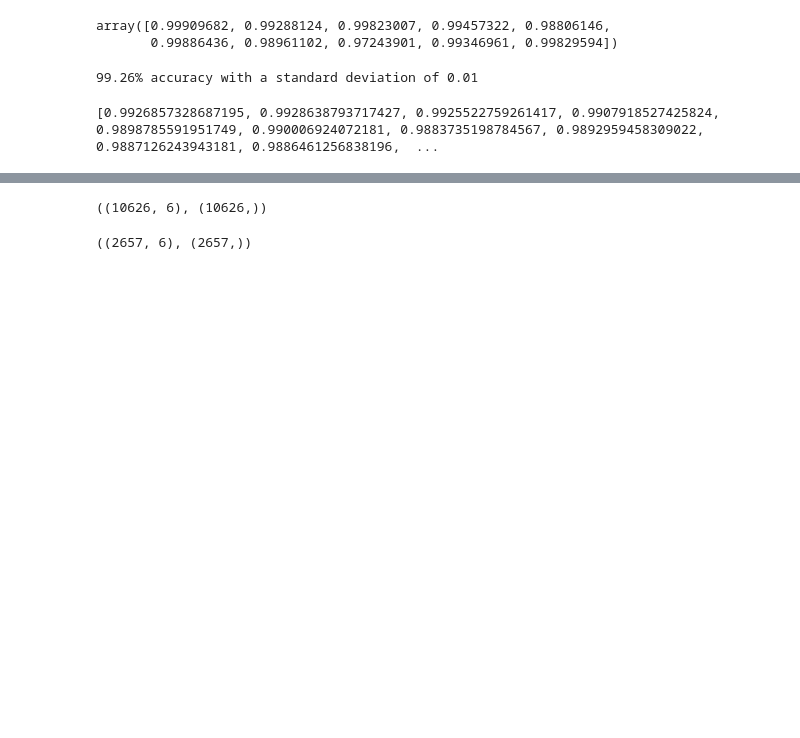
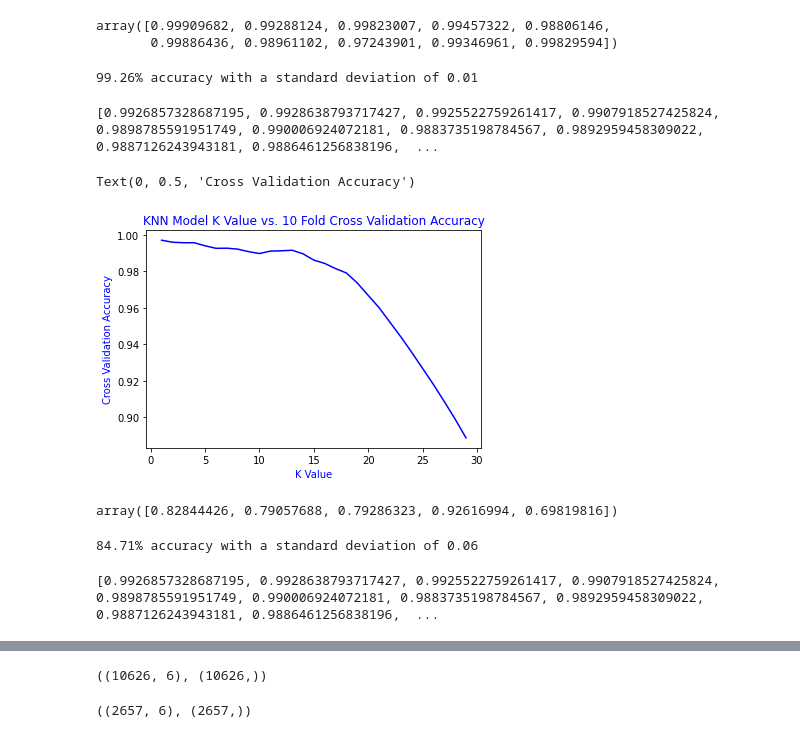
Before and after one commit to Kate5-7-2021/INFO-5502-SU2021, a Jupyter notebook: INFO_5502_Assign8_Develope_Data_Analysis_Project.ipynb, the cells around one changed output, grey strips where cells are left out. Drawn from its saved outputs; the diff is of its cells as text; code cells hidden in the pictures; blank space fills up the shorter version.

```diff
--- a/INFO_5502_Assign8_Develope_Data_Analysis_Project.ipynb
+++ b/INFO_5502_Assign8_Develope_Data_Analysis_Project.ipynb
@@ -375,3 +366,33 @@ for k in k_cv_num:
 print(k_cv_score)
 # %% [output]
 [0.9926857328687195, 0.9928638793717427, 0.9925522759261417, 0.9907918527425824, 0.9898785591951749, 0.990006924072181, 0.9883735198784567, 0.9892959458309022, 0.9887126243943181, 0.9886461256838196,  ...
+# %%
+#draw the graph of accuracy for k range from the cross validation
+plt.plot(k_cv_num,k_cv_score,color='b')
+plt.title('KNN Model K Value vs. 10 Fold Cross Validation Accuracy',color='b')
+plt.xlabel('K Value',color='b')
+plt.ylabel('Cross Validation Accuracy',color='b')
+# %% [output]
+Text(0, 0.5, 'Cross Validation Accuracy')
+[figure, added]
+# %%
+#apply cross validation
+knn5_cross_test_scores=cross_val_score(knn,x_test,y_test,cv=5)
+knn5_cross_test_scores
+# %% [output]
+array([0.82844426, 0.79057688, 0.79286323, 0.92616994, 0.69819816])
+# %%
+#get the overall accuracy of the cross validation
+print("%0.2f%% accuracy with a standard deviation of %0.2f" % (knn5_cross_test_scores.mean()*100, knn5_cross_test_scores.std()))
+# %% [output]
+84.71% accuracy with a standard deviation of 0.06
+# %%
+k_cv_score=[]             #call the k range in cross validation to find the optimal k value
+k_cv_num=range(1,30)
+for k in k_cv_num:
+ knn5= KNeighborsRegressor(n_neighbors=k)
+ knn5_cross_test_scores=cross_val_score(knn5,x_test,y_test,cv=10)
+ k_cv_score.append(knn5_cross_test_scores.mean())
+print(k_cv_score)
+# %% [output]
+[0.9926857328687195, 0.9928638793717427, 0.9925522759261417, 0.9907918527425824, 0.9898785591951749, 0.990006924072181, 0.9883735198784567, 0.9892959458309022, 0.9887126243943181, 0.9886461256838196,  ...
```
Also changed, not shown: parts of 22 cells of this notebook.
